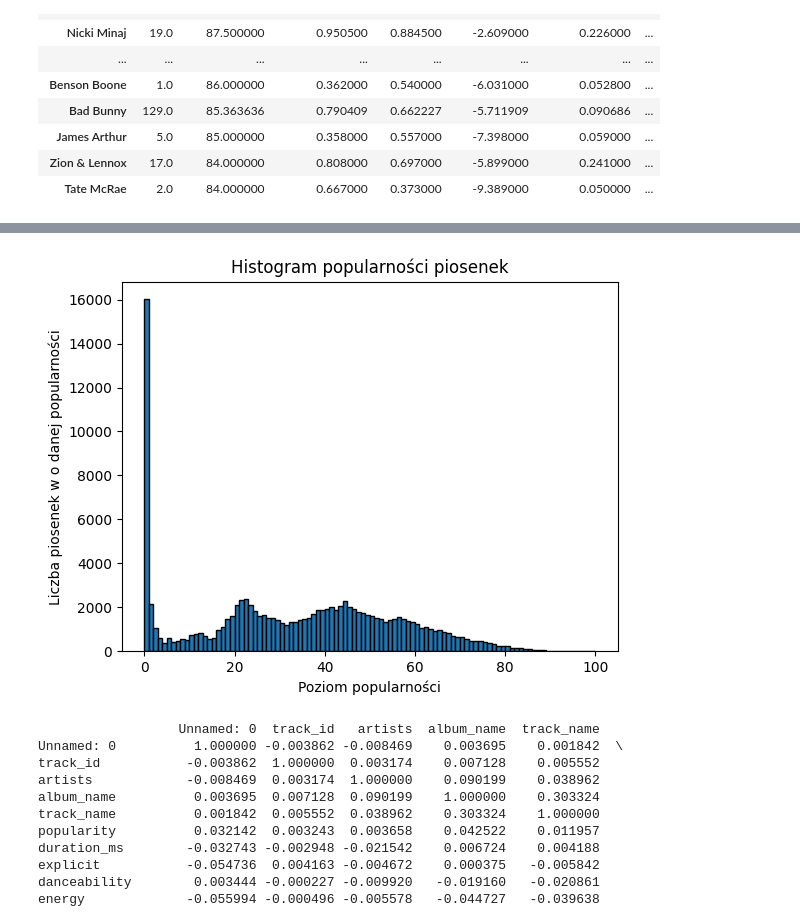
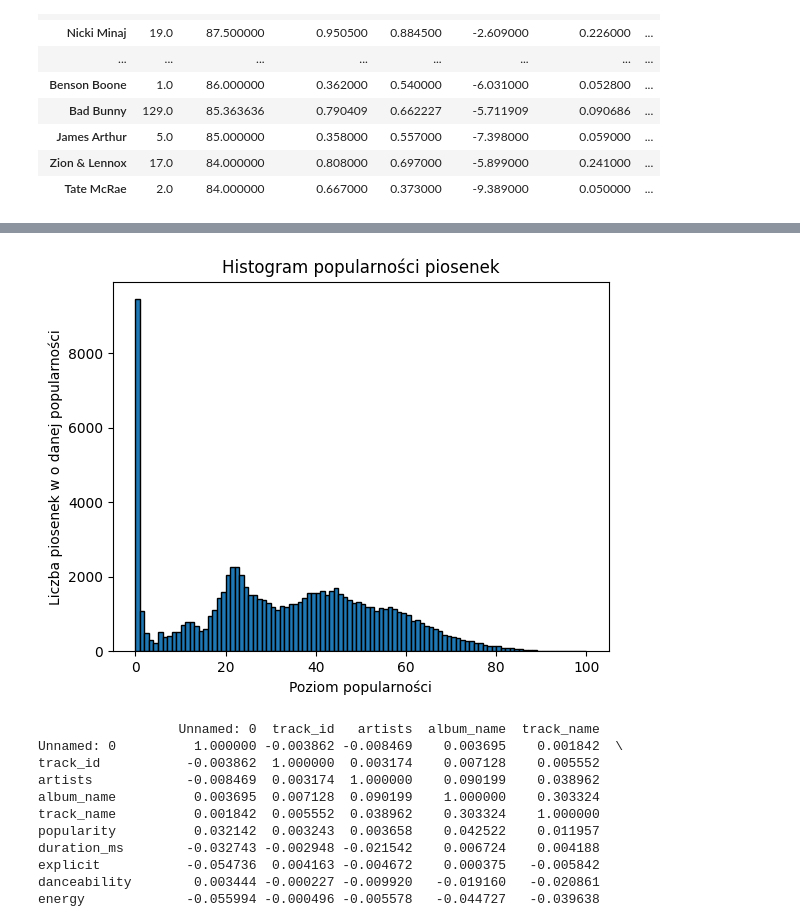
Before and after one commit to MarekPrzydanek/PythonProjekt, a Jupyter notebook: src/main.ipynb, the cells around one changed output, grey strips where cells are left out. Cells and saved outputs as stored; diff of their text form; code cells hidden in the pictures.

```diff
--- a/src/main.ipynb
+++ b/src/main.ipynb
@@ -371,14 +386,14 @@ Kurtoza: -0.9277553182678009
 # %%
 
-df = pd.read_csv('dataset.csv')
+df = pd.DataFrame(data_p)
 column_to_analyze = df['popularity']
 
 plt.hist(column_to_analyze, bins=100, edgecolor='black')
 plt.xlabel('Poziom popularności')
 plt.ylabel('Liczba piosenek w o danej popularności')
 plt.title('Histogram popularności piosenek')
 plt.show()
 # %% [output]
-[figure, old version]
+[figure, new version]
 # %%
 #Macierz korelacji:
```
Also changed, not shown: parts of 3 cells of this notebook.
